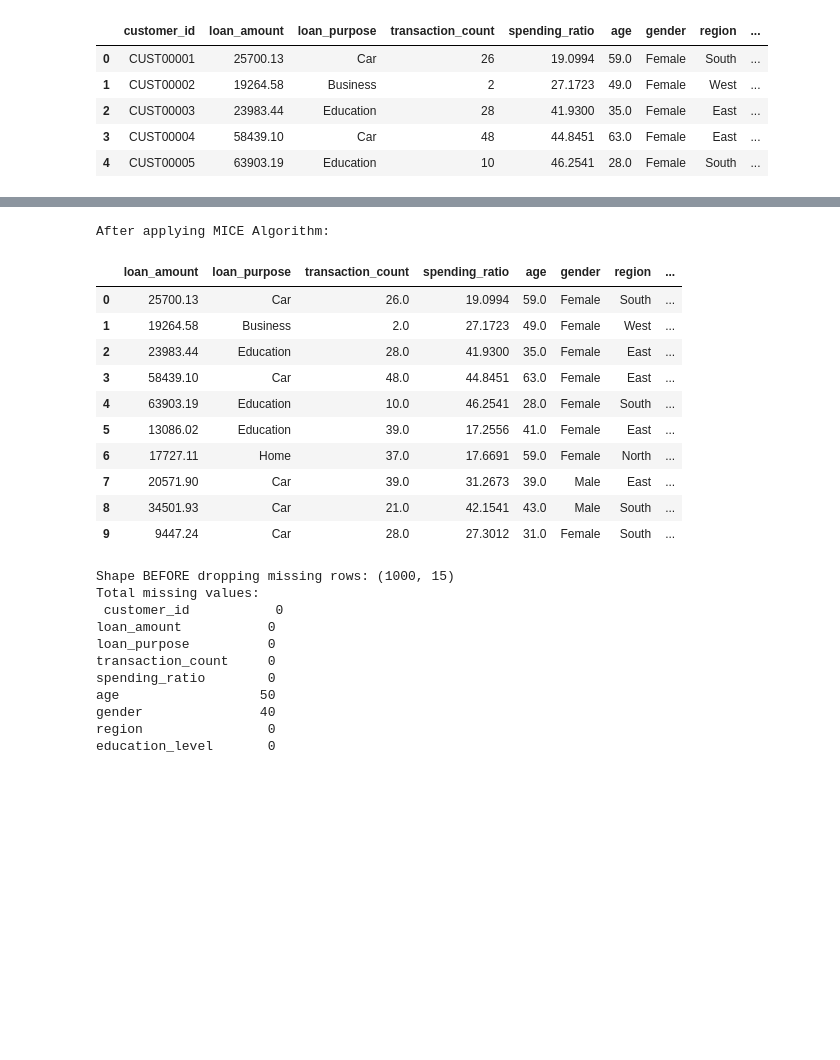
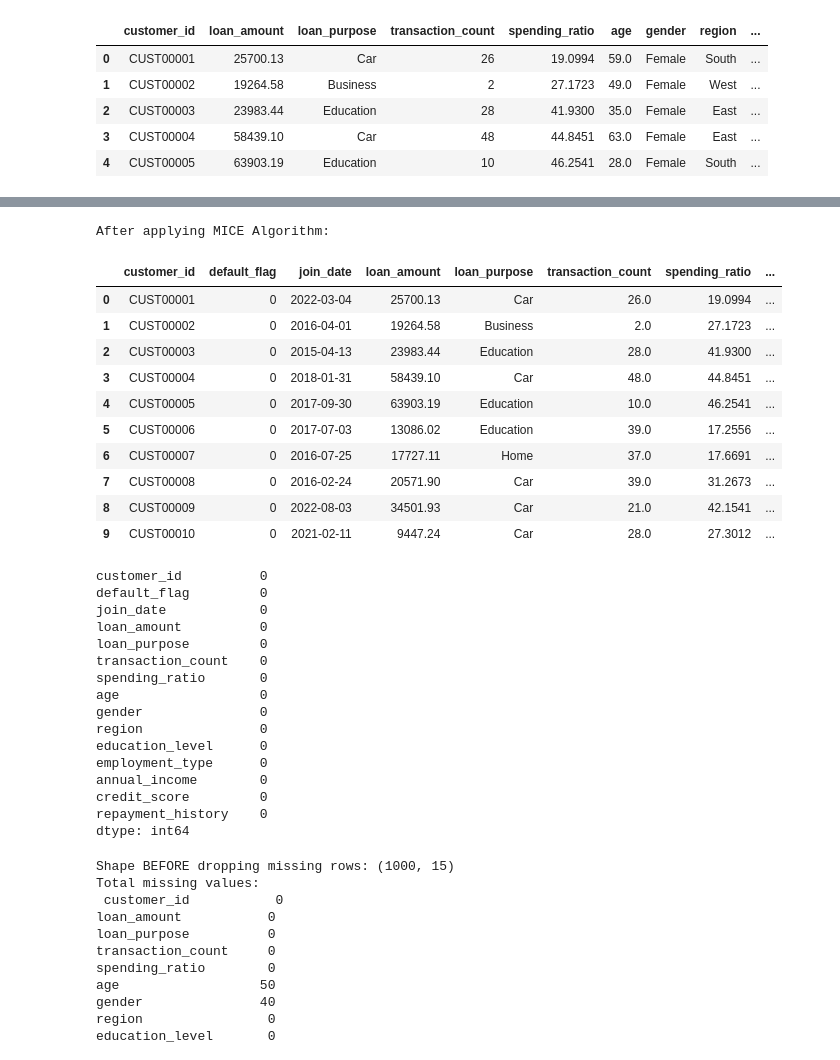
Before and after one commit to Maitrak-2661/data-preprocessing-and-feature-engineering, a Jupyter notebook: final pr/Holistic_data preparer.ipynb, the cells around one changed output, grey strips where cells are left out. Drawn from its saved outputs; the diff is of its cells as text; code cells hidden in the pictures; blank space fills up the shorter version.

```diff
--- a/final pr/Holistic_data preparer.ipynb
+++ b/final pr/Holistic_data preparer.ipynb
@@ -137,6 +137,9 @@ API data Shape: (1000, 3)
 # merge all the datsets
 
 df = df_csv.merge(df_json, on="customer_id").merge(df_sql, on="customer_id").merge(df_api, on="customer_id")
+df.replace(["None", "none", "NULL", "null", "NaN", "nan", "N/A", "n/a", " ", "-"], np.nan, inplace=True)
+df = df.where(df.notna(), other=np.nan)
+
 display(df.head())
 print(df.shape)
 # %% [output]
@@ -357,36 +393,54 @@ After applying KNNImputer:
 # %%
 # iterative imputer or mice
 
 df_mice = df.copy()
 
-df_mice_dropped = df_mice.drop(['customer_id','default_flag','join_date'], axis=1)
+df_mice_dropped = df_mice[['customer_id','default_flag','join_date']].copy()
 df_mice.drop(['customer_id','default_flag','join_date'], axis=1, inplace=True)
 
 cols = ['gender','region','employment_type','loan_purpose','education_level']
 oe = OrdinalEncoder(handle_unknown='use_encoded_value',unknown_value=np.nan)
 df_mice[cols] = oe.fit_transform(df_mice[cols])
 
 mice = IterativeImputer(max_iter=175, random_state=18)
 df_mice = pd.DataFrame(mice.fit_transform(df_mice), columns=df_mice.columns)
 
 df_mice[cols] = df_mice[cols].round().astype(int)
 df_mice[cols] = oe.inverse_transform(df_mice[cols])
 
+df_mice = pd.concat([df_mice_dropped.reset_index(drop=True), df_mice.reset_index(drop=True)], axis=1)
 print('After applying MICE Algorithm: ')
 display(df_mice.head(10))
+print(df_mice.isnull().sum())
 # %% [output]
 After applying MICE Algorithm:
-|  | loan_amount | loan_purpose | transaction_count | spending_ratio | age | gender | region | ... |
-| 0 | 25700.13 | Car | 26.0 | 19.0994 | 59.0 | Female | South | ... |
-| 1 | 19264.58 | Business | 2.0 | 27.1723 | 49.0 | Female | West | ... |
-| 2 | 23983.44 | Education | 28.0 | 41.9300 | 35.0 | Female | East | ... |
-| 3 | 58439.10 | Car | 48.0 | 44.8451 | 63.0 | Female | East | ... |
-| 4 | 63903.19 | Education | 10.0 | 46.2541 | 28.0 | Female | South | ... |
-| 5 | 13086.02 | Education | 39.0 | 17.2556 | 41.0 | Female | East | ... |
-| 6 | 17727.11 | Home | 37.0 | 17.6691 | 59.0 | Female | North | ... |
-| 7 | 20571.90 | Car | 39.0 | 31.2673 | 39.0 | Male | East | ... |
-| 8 | 34501.93 | Car | 21.0 | 42.1541 | 43.0 | Male | South | ... |
-| 9 | 9447.24 | Car | 28.0 | 27.3012 | 31.0 | Female | South | ... |
+|  | customer_id | default_flag | join_date | loan_amount | loan_purpose | transaction_count | spending_ratio | ... |
+| 0 | CUST00001 | 0 | 2022-03-04 | 25700.13 | Car | 26.0 | 19.0994 | ... |
+| 1 | CUST00002 | 0 | 2016-04-01 | 19264.58 | Business | 2.0 | 27.1723 | ... |
+| 2 | CUST00003 | 0 | 2015-04-13 | 23983.44 | Education | 28.0 | 41.9300 | ... |
+| 3 | CUST00004 | 0 | 2018-01-31 | 58439.10 | Car | 48.0 | 44.8451 | ... |
+| 4 | CUST00005 | 0 | 2017-09-30 | 63903.19 | Education | 10.0 | 46.2541 | ... |
+| 5 | CUST00006 | 0 | 2017-07-03 | 13086.02 | Education | 39.0 | 17.2556 | ... |
+| 6 | CUST00007 | 0 | 2016-07-25 | 17727.11 | Home | 37.0 | 17.6691 | ... |
+| 7 | CUST00008 | 0 | 2016-02-24 | 20571.90 | Car | 39.0 | 31.2673 | ... |
+| 8 | CUST00009 | 0 | 2022-08-03 | 34501.93 | Car | 21.0 | 42.1541 | ... |
+| 9 | CUST00010 | 0 | 2021-02-11 | 9447.24 | Car | 28.0 | 27.3012 | ... |
+customer_id          0
+default_flag         0
+join_date            0
+loan_amount          0
+loan_purpose         0
+transaction_count    0
+spending_ratio       0
+age                  0
+gender               0
+region               0
+education_level      0
+employment_type      0
+annual_income        0
+credit_score         0
+repayment_history    0
+dtype: int64
 # %%
 # complete case analysis
 
```
Also changed, not shown: parts of 16 cells of this notebook.
